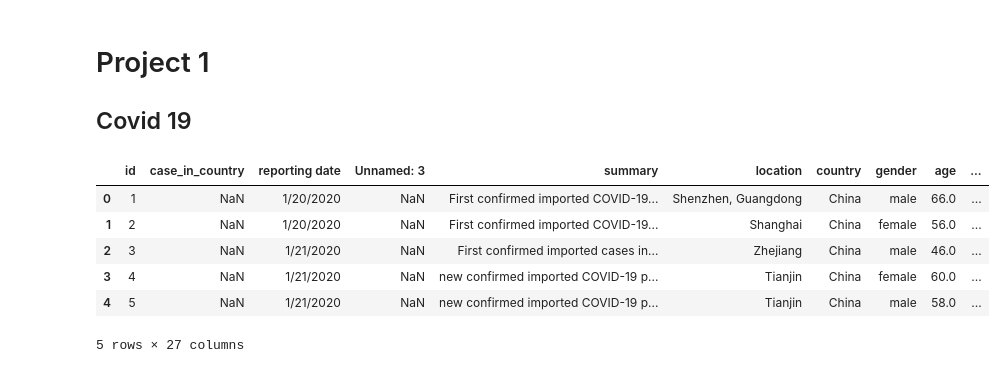
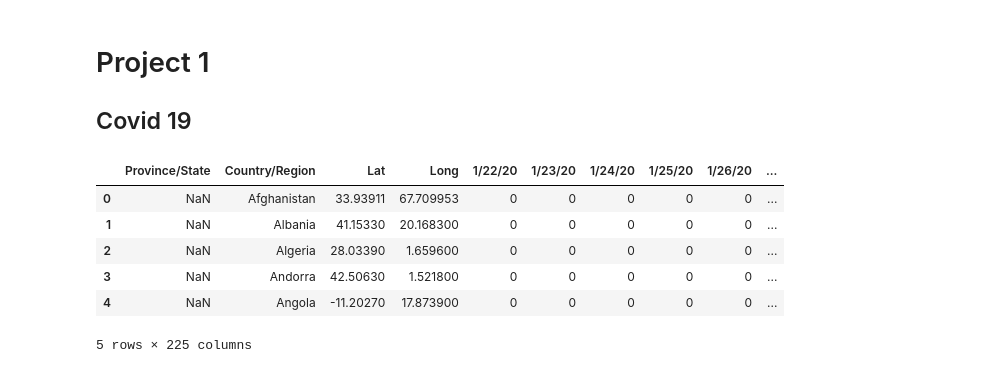
Before and after one commit to PamHvv14/Project1-Covid19, a Jupyter notebook: Project1_Covid19.ipynb, the cells around one changed output. Saved outputs shown, nothing was run; the diff lists cells and outputs as text; code cells hidden in the pictures.

```diff
--- a/Project1_Covid19.ipynb
+++ b/Project1_Covid19.ipynb
@@ -17,14 +17,14 @@ import scipy.stats as st
 from scipy.stats import linregress
 import gmaps
 # %%
-file_path = "COVID19_line_list_data.csv"
-main_df = pd.read_csv(file_path)
-main_df.head()
+file_path = "Resources/time_series_covid_19_confirmed.csv"
+confirmed_df = pd.read_csv(file_path)
+confirmed_df.head()
 # %% [output]
-|  | id | case_in_country | reporting date | Unnamed: 3 | summary | location | country | gender | age | ... |
-| 0 | 1 | NaN | 1/20/2020 | NaN | First confirmed imported COVID-19... | Shenzhen, Guangdong | China | male | 66.0 | ... |
-| 1 | 2 | NaN | 1/20/2020 | NaN | First confirmed imported COVID-19... | Shanghai | China | female | 56.0 | ... |
-| 2 | 3 | NaN | 1/21/2020 | NaN | First confirmed imported cases in... | Zhejiang | China | male | 46.0 | ... |
-| 3 | 4 | NaN | 1/21/2020 | NaN | new confirmed imported COVID-19 p... | Tianjin | China | female | 60.0 | ... |
-| 4 | 5 | NaN | 1/21/2020 | NaN | new confirmed imported COVID-19 p... | Tianjin | China | male | 58.0 | ... |
+|  | Province/State | Country/Region | Lat | Long | 1/22/20 | 1/23/20 | 1/24/20 | 1/25/20 | 1/26/20 | ... |
+| 0 | NaN | Afghanistan | 33.93911 | 67.709953 | 0 | 0 | 0 | 0 | 0 | ... |
+| 1 | NaN | Albania | 41.15330 | 20.168300 | 0 | 0 | 0 | 0 | 0 | ... |
+| 2 | NaN | Algeria | 28.03390 | 1.659600 | 0 | 0 | 0 | 0 | 0 | ... |
+| 3 | NaN | Andorra | 42.50630 | 1.521800 | 0 | 0 | 0 | 0 | 0 | ... |
+| 4 | NaN | Angola | -11.20270 | 17.873900 | 0 | 0 | 0 | 0 | 0 | ... |
-5 rows × 27 columns
+5 rows × 225 columns
```
Also changed, not shown: parts of 18 cells of this notebook, 3 other files.
